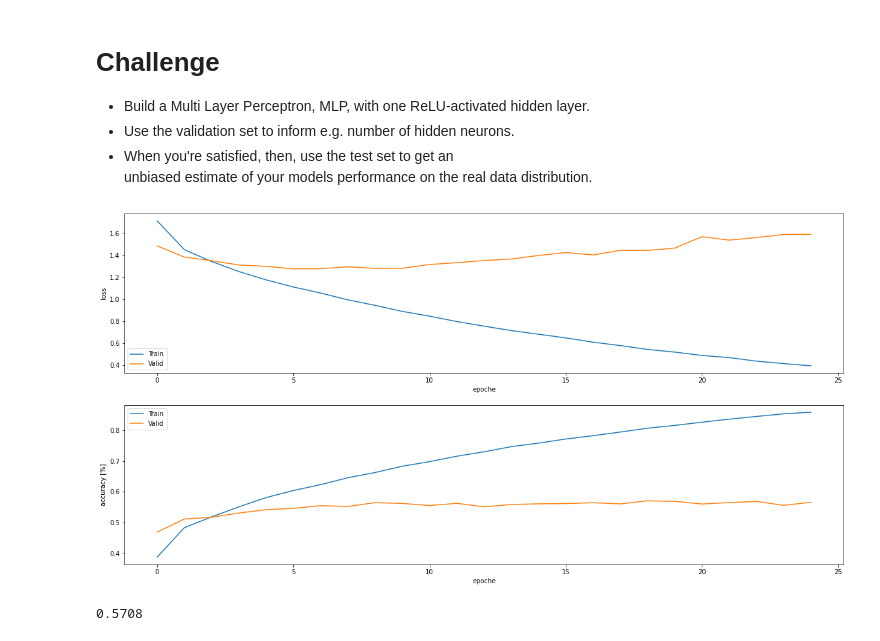
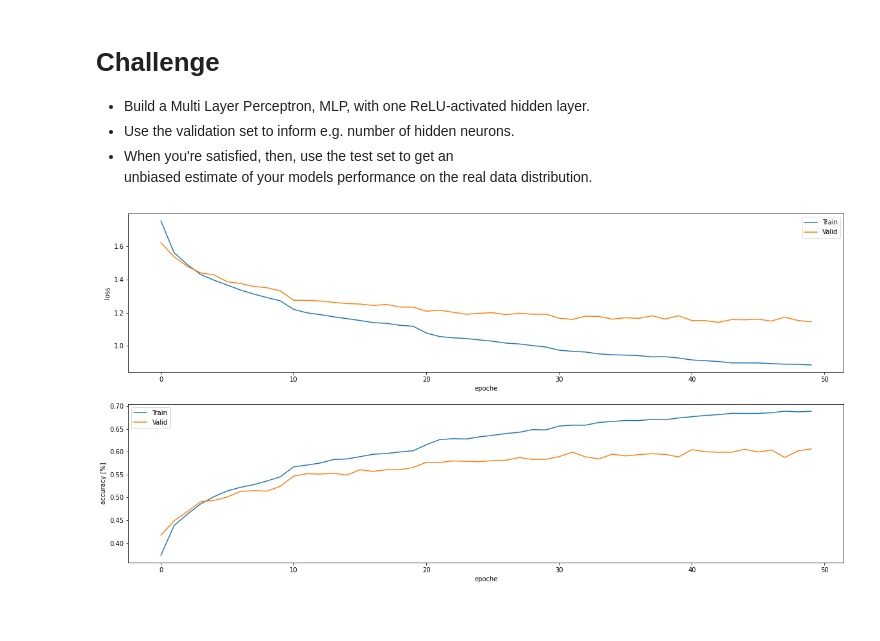
Before and after one commit to dscho15/deep-learning-course, a Jupyter notebook: Lecture5.ipynb, the cells around one changed output. Drawn from its saved outputs; the diff is of its cells as text; code cells hidden in the pictures; blank space fills up the shorter version.

```diff
--- a/Lecture5.ipynb
+++ b/Lecture5.ipynb
@@ -26,9 +33,9 @@ data_test = torchvision.datasets.CIFAR10(root='./data', train=False, download=Tr
 Files already downloaded and verified
 Files already downloaded and verified
 # %%
-loader_train = torch.utils.data.DataLoader(data_train, batch_size=256, shuffle=False, num_workers=2)
-loader_valid = torch.utils.data.DataLoader(data_valid, batch_size=256, shuffle=False, num_workers=2)
-loader_test = torch.utils.data.DataLoader(data_test, batch_size=256, shuffle=False, num_workers=2)
+loader_train = torch.utils.data.DataLoader(data_train, batch_size=512, shuffle=False, num_workers=2)
+loader_valid = torch.utils.data.DataLoader(data_valid, batch_size=512, shuffle=False, num_workers=2)
+loader_test = torch.utils.data.DataLoader(data_test, batch_size=512, shuffle=False, num_workers=2)
 # %% [markdown]
 # Challenge
 * Build a Multi Layer Perceptron, MLP, with one ReLU-activated hidden layer.
@@ -45,29 +52,13 @@ class NeuralNetwork(nn.Module):
             nn.Linear(32*32*3, n_hidden_neurons),
             nn.ReLU(),
             nn.BatchNorm1d(n_hidden_neurons),
-            nn.Dropout(0.1),
 
             nn.Linear(n_hidden_neurons, int(n_hidden_neurons/2)),
             nn.ReLU(),
             nn.BatchNorm1d(int(n_hidden_neurons/2)),
-            nn.Dropout(0.1),
-
-            nn.Linear(int(n_hidden_neurons/2), int(n_hidden_neurons/4)),
-            nn.ReLU(),
-            nn.BatchNorm1d(int(n_hidden_neurons/4)),
-            nn.Dropout(0.1),
-
-            nn.Linear(int(n_hidden_neurons/4), int(n_hidden_neurons/8)),
-            nn.ReLU(),
-            nn.BatchNorm1d(int(n_hidden_neurons/8)),
-            nn.Dropout(0.1),
-
-            nn.Linear(int(n_hidden_neurons/8), int(n_hidden_neurons/16)),
-            nn.ReLU(),
-            nn.BatchNorm1d(int(n_hidden_neurons/16)),
 
             # Logits
-            nn.Linear(int(n_hidden_neurons/16), 10)
+            nn.Linear(int(n_hidden_neurons/2), 10)
         )
 
     def forward(self, x):
@@ -79,14 +70,15 @@ best_accuracy = 0
 best_model = None
 # %%
 device = torch.device('cuda')
-n_hidden_neurons = 256
+n_hidden_neurons = 1024
 model = NeuralNetwork(n_hidden_neurons).to(device)
-opt = torch.optim.SGD(model.parameters(), lr=8e-3, weight_decay=5e-4, momentum = 0.95)
+opt = torch.optim.Adam(model.parameters(), lr=0.001)
+scheduler = torch.optim.lr_scheduler.StepLR(opt, step_size=10, gamma=0.5)
 
 train_losses, train_accuracies = [], []
 valid_losses, valid_accuracies = [], []
 
-for epoch in tqdm(range(25)):
+for epoch in tqdm(range(50)):
 
     model.train()
 
@@ -142,30 +134,29 @@ for epoch in tqdm(range(25)):
     train_accuracies.append(train_accuracy)
     valid_accuracies.append(valid_accuracy)
 
+    scheduler.step()
+
 all_losses[n_hidden_neurons] = train_losses, valid_losses
 all_accuracies[n_hidden_neurons] = train_accuracies, valid_accuracies
 # %%
 plt.figure(1, figsize=(20,10))
 plt.subplot(2,1,1)
 plt.plot(train_losses)
 plt.plot(valid_losses)
 plt.xlabel("epoche")
 plt.ylabel("loss")
 plt.legend(["Train", "Valid"])
 
 plt.subplot(2,1,2)
 plt.plot(train_accuracies)
 plt.plot(valid_accuracies)
 plt.xlabel("epoche")
 plt.ylabel("accuracy [%]")
 plt.legend(["Train", "Valid"])
 
 plt.show()
-
-np.max(valid_accuracies)
 # %% [output]
-[figure, old version]
+[figure, new version]
-0.5708
 # %%
 model = best_model[0]
 
```
Also changed, not shown: parts of 6 cells of this notebook, 1 other file.
